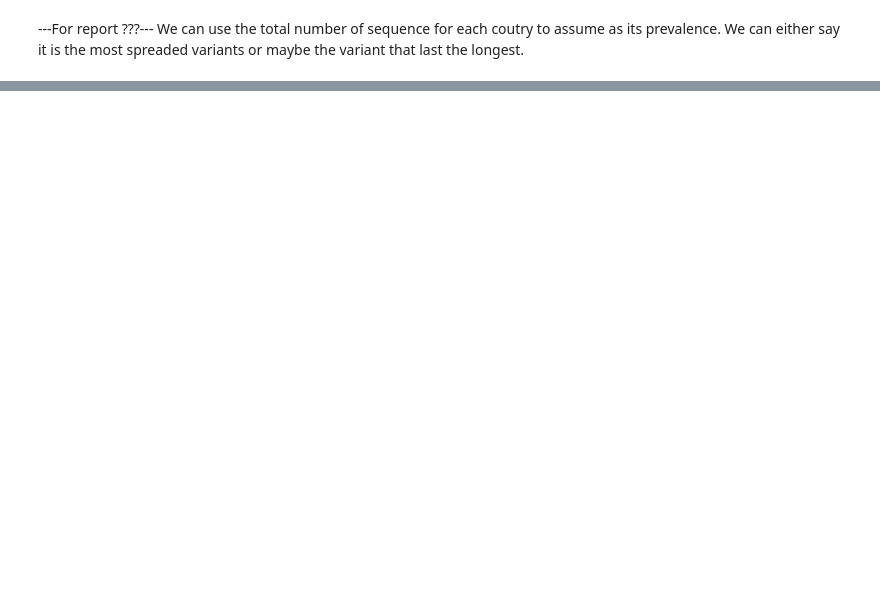
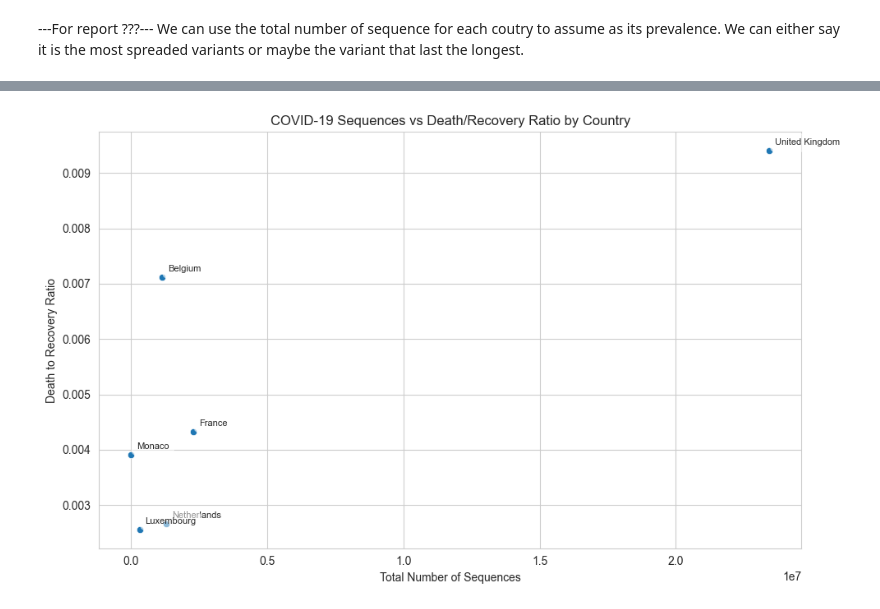
Before and after one commit to tangnatta/AUT461-Miniproject-2025, a Jupyter notebook: 2_2.ipynb, the cells around one changed output, grey strips where cells are left out. Cells and saved outputs as stored; diff of their text form; code cells hidden in the pictures; blank space fills up the shorter version.

```diff
--- a/2_2.ipynb
+++ b/2_2.ipynb
@@ -64,0 +111,45 @@ death_recovery
+# %%
+# Get total sequences for each country
+total_sequences_by_country = {}
+for country in countries:
+    df_country = covid19_variants_found[covid19_variants_found['country'] == country]
+    total_sequences = df_country['number_of_sequences'].sum()
+    total_sequences_by_country[country] = total_sequences
+
+# Create lists for plotting
+x_values = []
+y_values = []
+labels = []
+
+for country in countries:
+    if country in total_sequences_by_country and country in death_recovery['country'].values:
+        x_values.append(total_sequences_by_country[country])
+        country_data = death_recovery[death_recovery['country'] == country]
+        if not country_data.empty:
+            y_values.append(country_data['death_to_recovery_ratio'].iloc[0])
+            labels.append(country)
+
+
+# Create the scatter plot
+plt.figure(figsize=(10, 6))
+sns.scatterplot(x=x_values, y=y_values)
+
+# Add labels for each point with better styling
+for i, label in enumerate(labels):
+    plt.annotate(label,
+                 (x_values[i], y_values[i]),
+                 xytext=(5, 5),
+                 textcoords='offset points',
+                 bbox=dict(boxstyle='round,pad=0.5', fc='white', alpha=0.5),
+                 fontsize=8)
+
+plt.xlabel('Total Number of Sequences')
+plt.ylabel('Death to Recovery Ratio')
+plt.title('COVID-19 Sequences vs Death/Recovery Ratio by Country')
+
+# Add grid and style
+sns.set_style("whitegrid")
+plt.tight_layout()
+plt.show()
+# %% [output]
+[figure, added]
```
Also changed, not shown: parts of 8 cells of this notebook.
